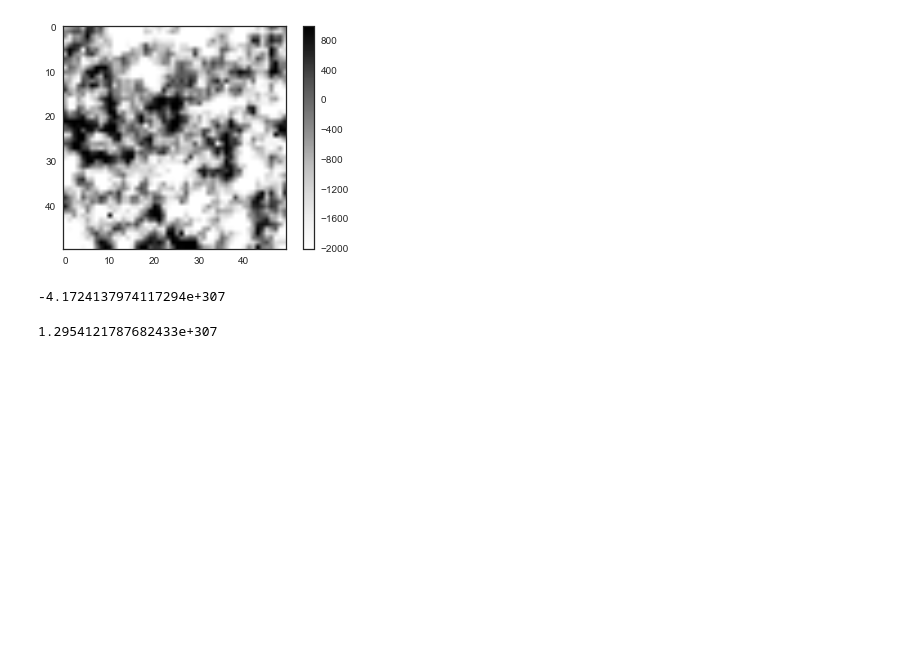
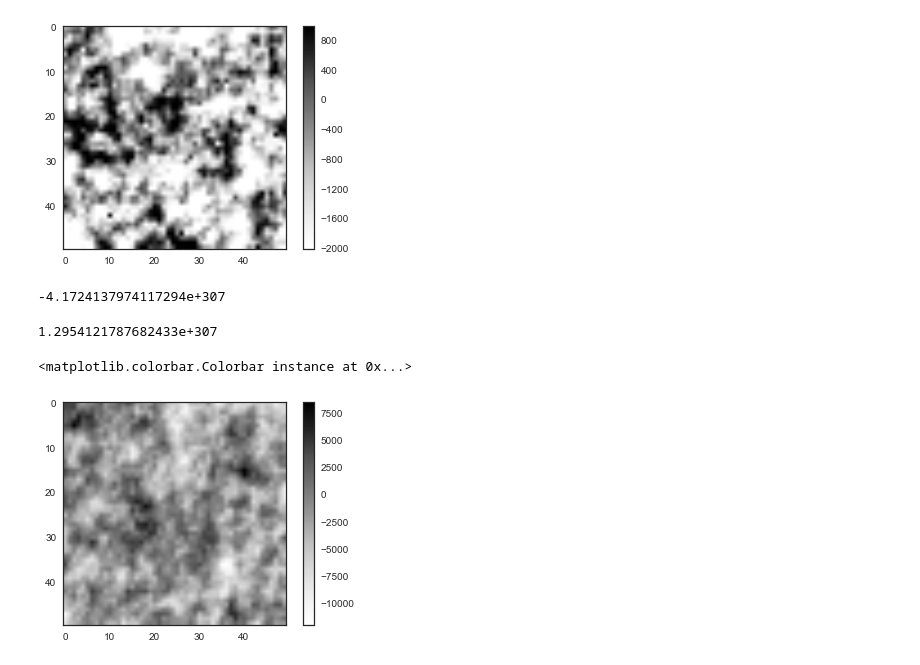
Before and after one commit to baccuslab/deep-retina, a Jupyter notebook: notebooks/Filter visualizations.ipynb, the cells around one changed output. Saved outputs shown, nothing was run; the diff lists cells and outputs as text; code cells hidden in the pictures; blank space fills up the shorter version.

```diff
--- a/notebooks/Filter visualizations.ipynb
+++ b/notebooks/Filter visualizations.ipynb
@@ -1027,3 +1035,9 @@ np.min(L4_sta)
 np.max(L4_sta)
 # %% [output]
 1.2954121787682433e+307
+# %%
+plt.imshow(L4_sta[30])
+plt.colorbar()
+# %% [output]
+<matplotlib.colorbar.Colorbar instance at 0x...>
+[figure, added]
```
Also changed, not shown: parts of 5 cells of this notebook, 1 other file.
